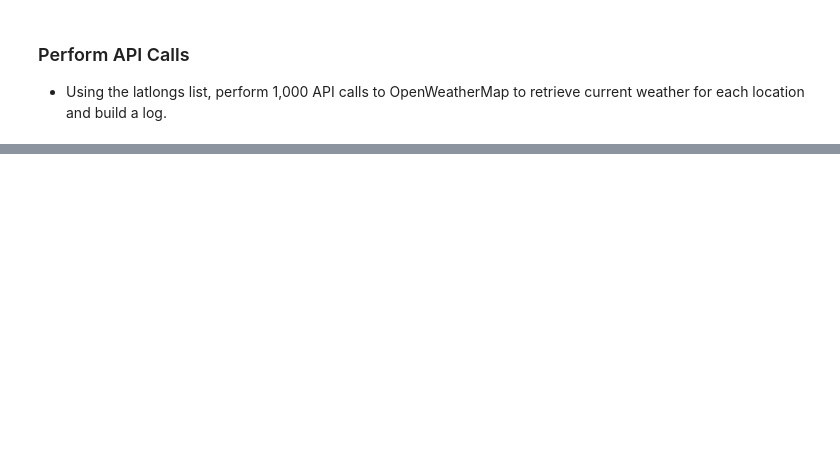
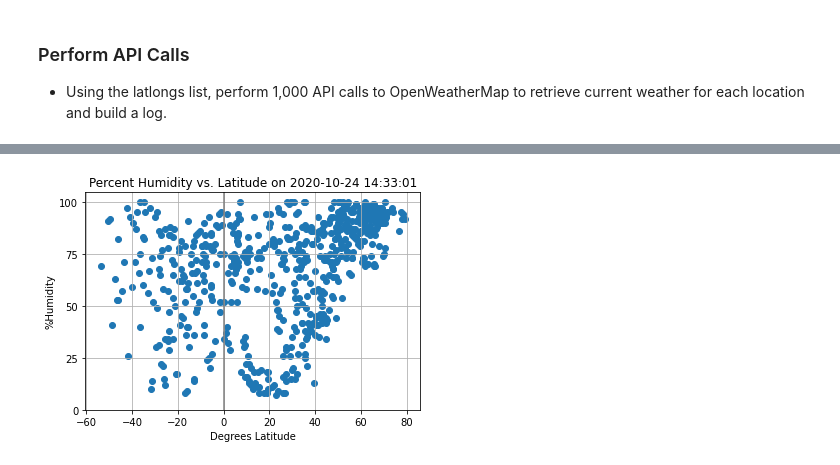
Before and after one commit to Oh-KPond/GIS-API-Challenge, a Jupyter notebook: WeatherPy/WeatherPy.ipynb, the cells around one changed output, grey strips where cells are left out. Saved outputs shown, nothing was run; the diff lists cells and outputs as text; code cells hidden in the pictures; blank space fills up the shorter version.

```diff
--- a/WeatherPy/WeatherPy.ipynb
+++ b/WeatherPy/WeatherPy.ipynb
@@ -173,0 +182,14 @@ Skip this step if there are no cities that have humidity > 100%.
+# %%
+# Scatter plot with matplotlib.pyplot
+
+plt.scatter(df["Latitude"], df["Humidity"])
+plt.title("Percent Humidity vs. Latitude on "+ date)
+plt.xlabel("Degrees Latitude")
+plt.ylabel("%Humidity")
+plt.yticks([0, 25, 50, 75, 100])
+plt.axvline(0, c="gray")
+plt.grid()
+plt.savefig("Figures/Scatter plot %humidity vs lat.png")
+plt.show()
+# %% [output]
+[figure, added]
```
Also changed, not shown: parts of 57 cells of this notebook, 15 other files.
